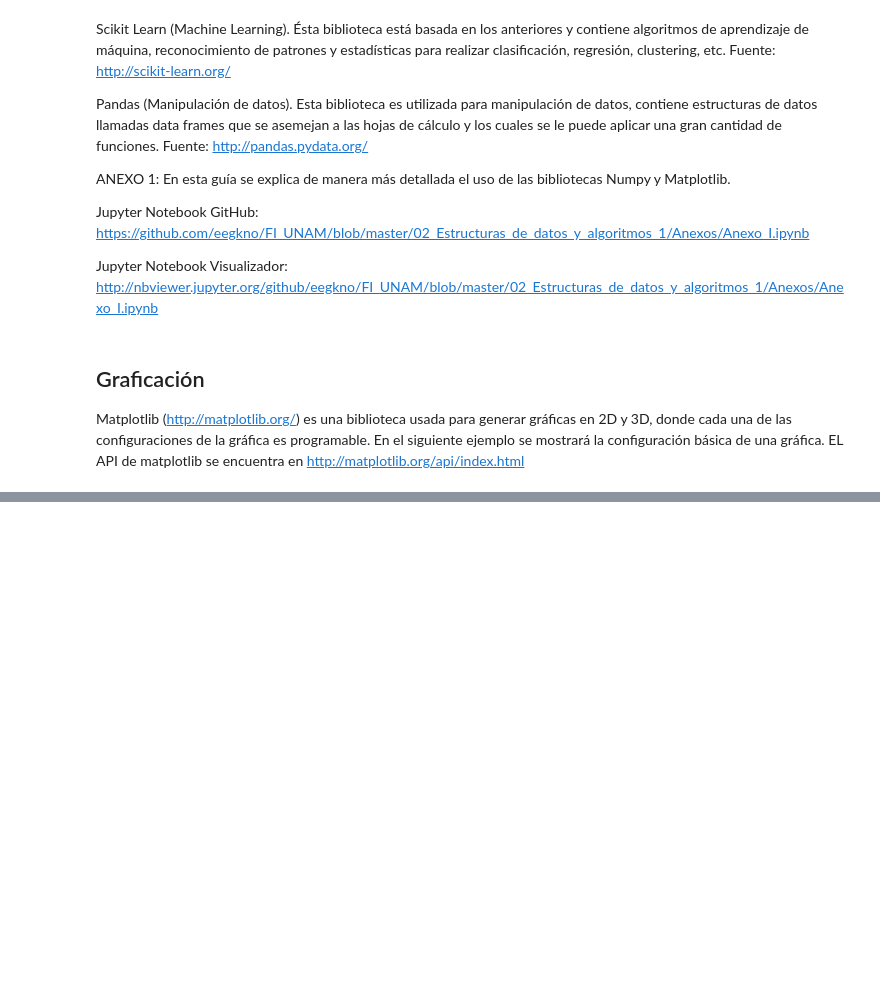
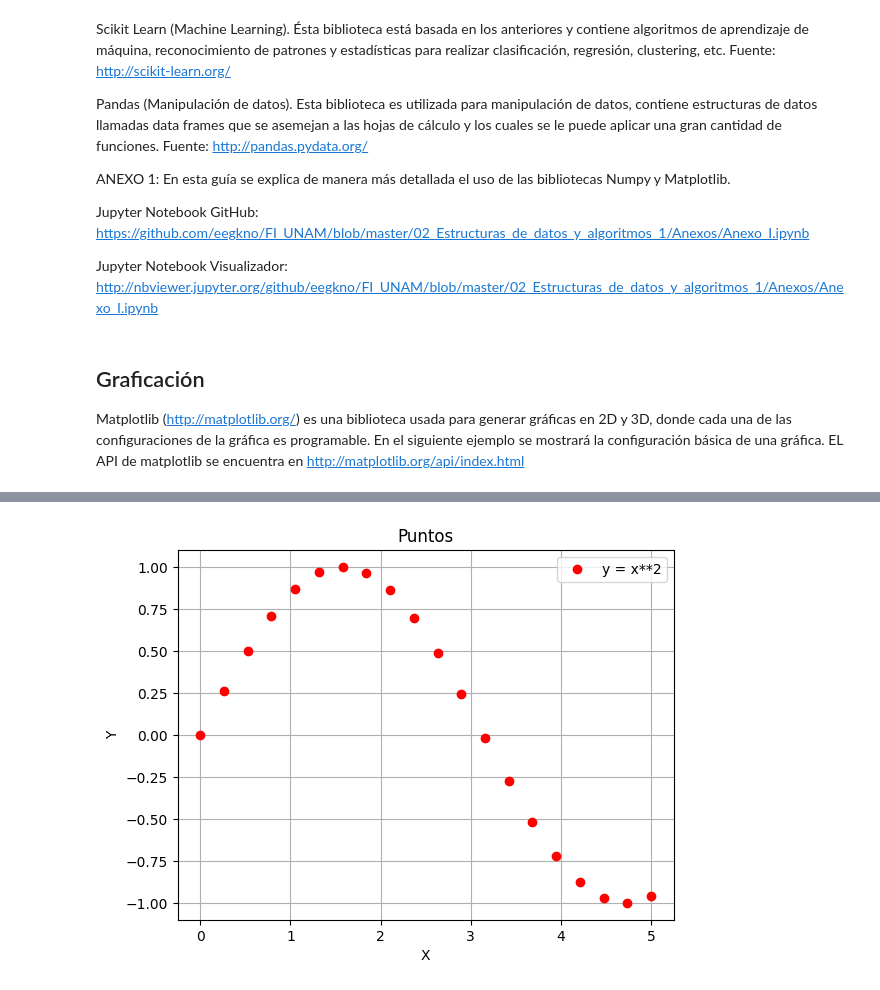
Before and after one commit to isaacmsd9/EDA-I-2023-2, a Jupyter notebook: Semana-09/P9/p9.ipynb, the cells around one changed output, grey strips where cells are left out. Saved outputs shown, nothing was run; the diff lists cells and outputs as text; code cells hidden in the pictures; blank space fills up the shorter version.

```diff
--- a/Semana-09/P9/p9.ipynb
+++ b/Semana-09/P9/p9.ipynb
@@ -844,0 +856,19 @@ EL API de matplotlib se encuentra en http://matplotlib.org/api/index.html
+# %%
+#Datos de entrada
+x = linspace(0, 5, 20) #generando los puntos entre 0 y 5
+# %%
+fig, ax = plt.subplots(facecolor='w', edgecolor='k')
+ax.plot(x, sin(x), marker='o', color='r', linestyle='None')
+
+ax.grid(True)
+ax.set_xlabel('X') #etiqueta del eje x
+ax.set_ylabel('Y') #etiqueta del eje y
+ax.grid(True)
+ax.legend(["y = x**2"])
+
+plt.title('Puntos')
+plt.show()
+
+fig.savefig("grafica.png") #Guardando la gráfica
+# %% [output]
+[figure, added]
```
Also changed, not shown: parts of 3 cells of this notebook, 1 other file.
